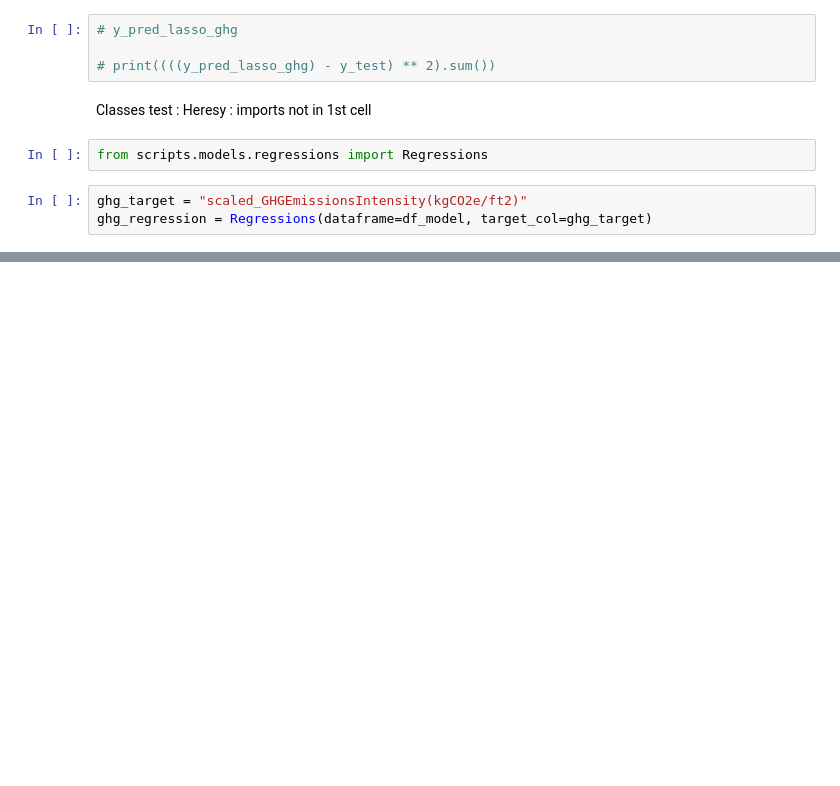
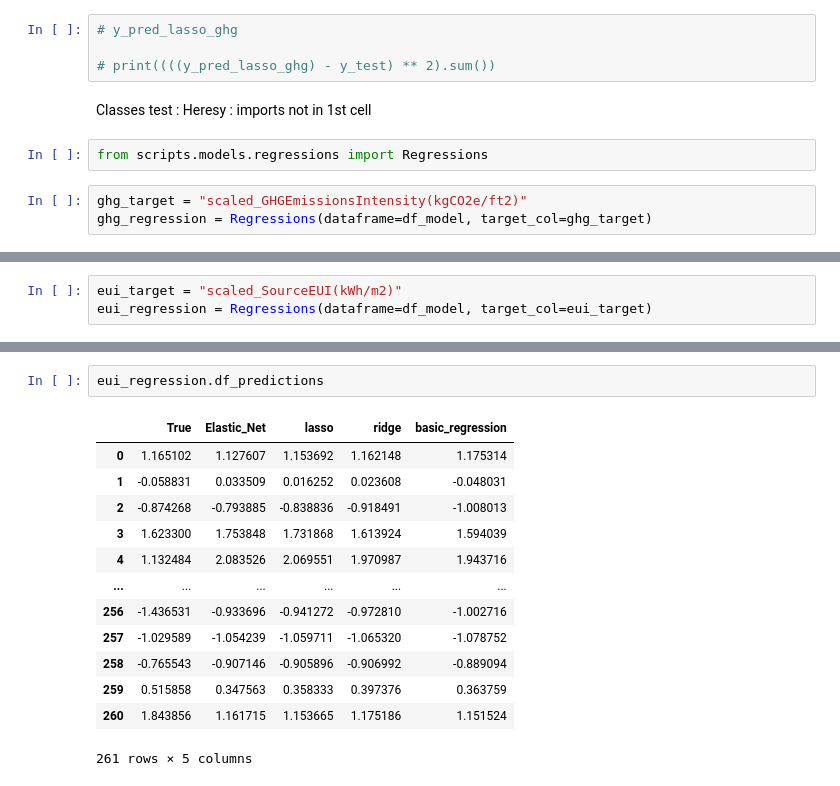
Before and after one commit to Psemp/ds_p4, a Jupyter notebook: modelisation_ghg.ipynb, the cells around one changed output, grey strips where cells are left out. Saved outputs shown, nothing was run; the diff lists cells and outputs as text; blank space fills up the shorter version.

```diff
--- a/modelisation_ghg.ipynb
+++ b/modelisation_ghg.ipynb
@@ -372,0 +371,3 @@ ghg_regression.clf_ridge.best_score_
+# %%
+eui_target = "scaled_SourceEUI(kWh/m2)"
+eui_regression = Regressions(dataframe=df_model, target_col=eui_target)
@@ -372,0 +394,16 @@ ghg_regression.clf_ridge.best_score_
+# %%
+eui_regression.df_predictions
+# %% [output]
+|  | True | Elastic_Net | lasso | ridge | basic_regression |
+| 0 | 1.165102 | 1.127607 | 1.153692 | 1.162148 | 1.175314 |
+| 1 | -0.058831 | 0.033509 | 0.016252 | 0.023608 | -0.048031 |
+| 2 | -0.874268 | -0.793885 | -0.838836 | -0.918491 | -1.008013 |
+| 3 | 1.623300 | 1.753848 | 1.731868 | 1.613924 | 1.594039 |
+| 4 | 1.132484 | 2.083526 | 2.069551 | 1.970987 | 1.943716 |
+| ... | ... | ... | ... | ... | ... |
+| 256 | -1.436531 | -0.933696 | -0.941272 | -0.972810 | -1.002716 |
+| 257 | -1.029589 | -1.054239 | -1.059711 | -1.065320 | -1.078752 |
+| 258 | -0.765543 | -0.907146 | -0.905896 | -0.906992 | -0.889094 |
+| 259 | 0.515858 | 0.347563 | 0.358333 | 0.397376 | 0.363759 |
+| 260 | 1.843856 | 1.161715 | 1.153665 | 1.175186 | 1.151524 |
+261 rows × 5 columns
```
Also changed, not shown: parts of 13 cells of this notebook, 4 other files.
